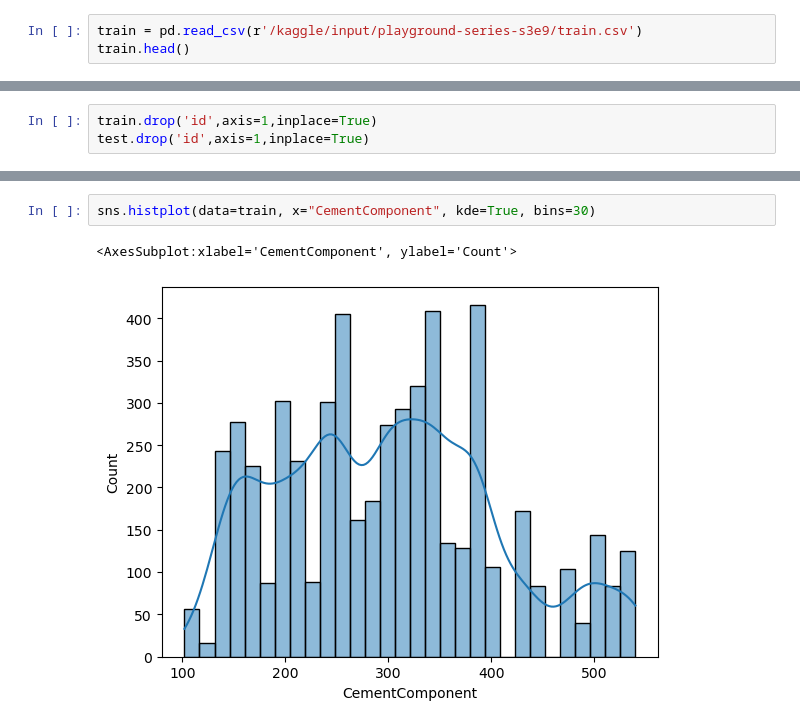
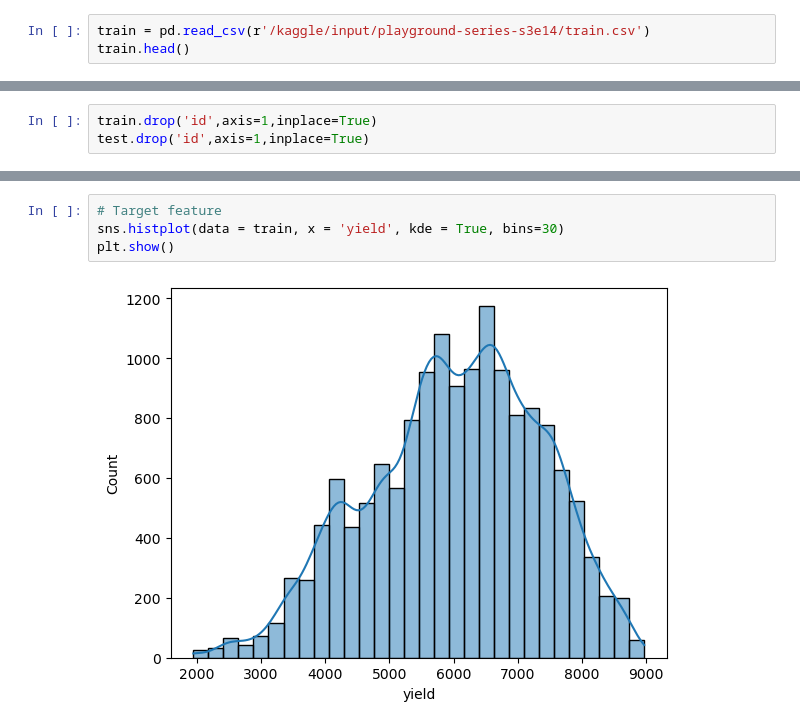
Before and after one commit to Rjshrivastav/Kaggle-Tabular-playground-series, a Jupyter notebook: playground-series-s3e9-catboost.ipynb, the cells around one changed output, grey strips where cells are left out. Cells and saved outputs as stored; diff of their text form.

Commit message:
Kaggle Notebook | [playground] - catberry | Version 2

```diff
--- a/playground-series-s3e9-catboost.ipynb
+++ b/playground-series-s3e9-catboost.ipynb
@@ -7,6 +9,6 @@ import matplotlib.pyplot as plt
 import warnings
 warnings.filterwarnings('ignore')
 # %%
-train = pd.read_csv(r'/kaggle/input/playground-series-s3e9/train.csv')
+train = pd.read_csv(r'/kaggle/input/playground-series-s3e14/train.csv')
 train.head()
 # %% [output]
@@ -82,5 +124,6 @@ train.describe().T
 # %%
-sns.histplot(data=train, x="CementComponent", kde=True, bins=30)
+# Target feature
+sns.histplot(data = train, x = 'yield', kde = True, bins=30)
+plt.show()
 # %% [output]
-<AxesSubplot:xlabel='CementComponent', ylabel='Count'>
-[figure, old version]
+[figure, new version]
```
Also changed, not shown: parts of 17 cells of this notebook.
